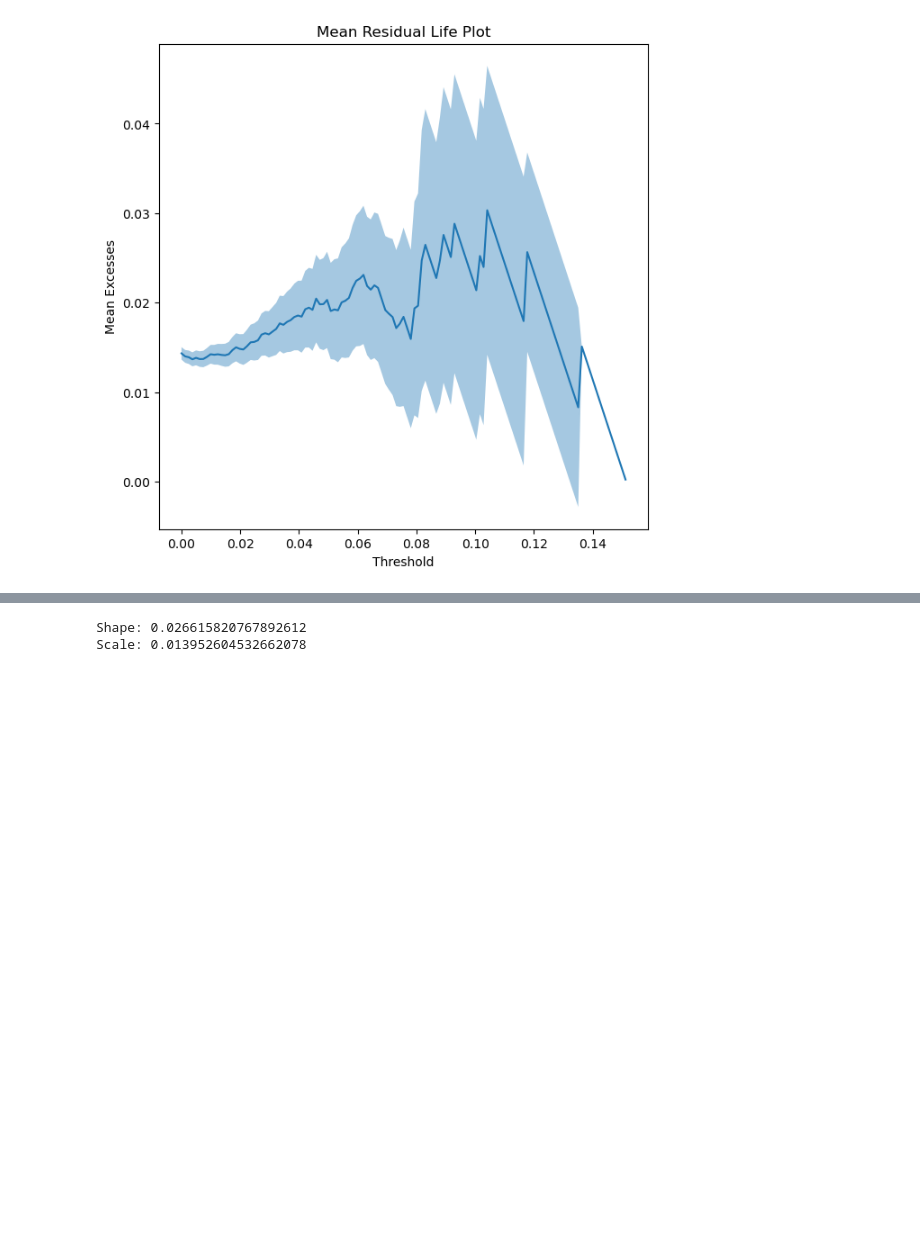
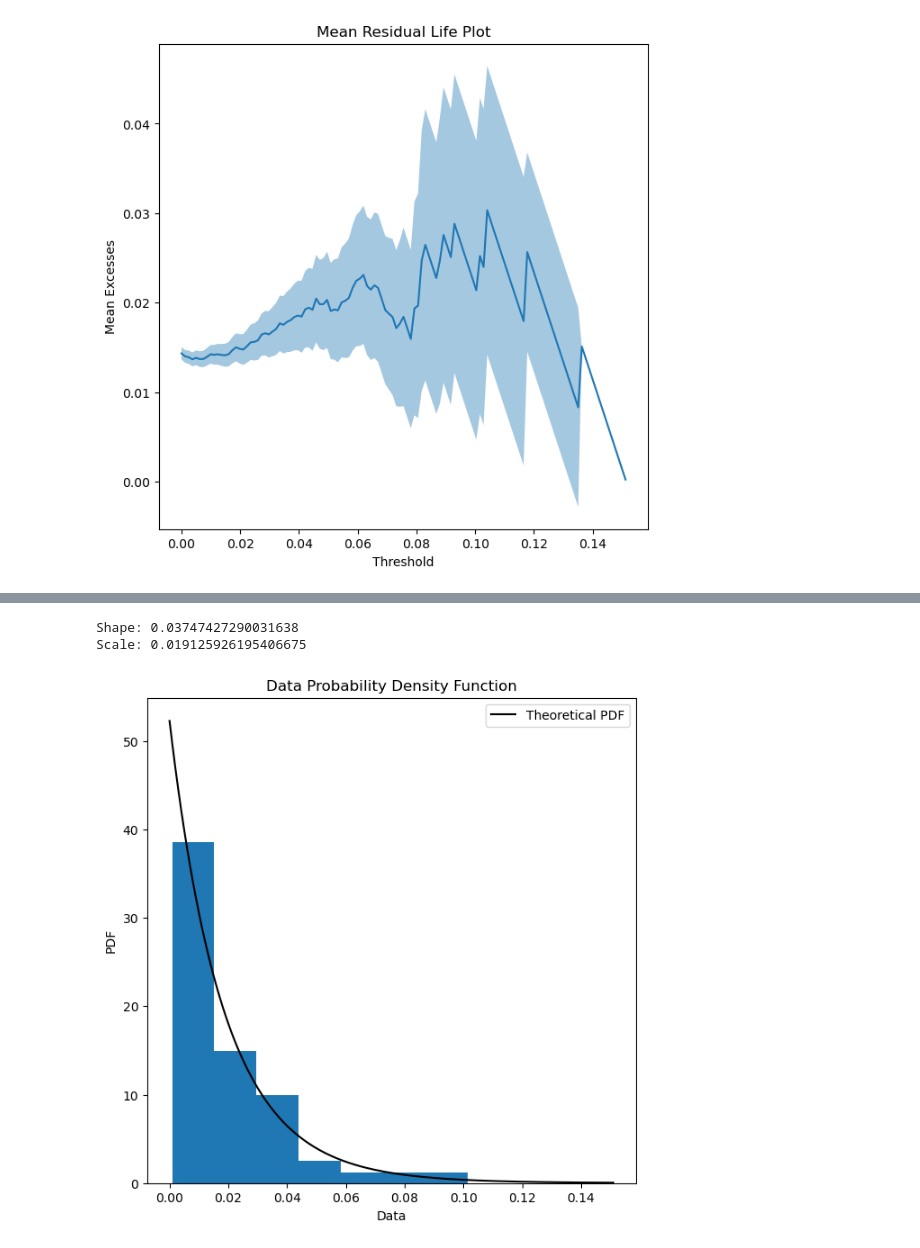
Before and after one commit to Scott-Yap/M2R_EVT, a Jupyter notebook: test.ipynb, the cells around one changed output, grey strips where cells are left out. Cells and saved outputs as stored; diff of their text form; code cells hidden in the pictures; blank space fills up the shorter version.

```diff
--- a/test.ipynb
+++ b/test.ipynb
@@ -172,9 +315,14 @@ pot
 # %%
 #Fitting GPD with large claims obtained using POT method.
-gpdfit=ely.gpdfit(sample=extreme_df,threshold=0)
+gpdfit=ely.gpdfit(sample=extreme_df,threshold=0.05)
 
 #Getting estimated distribution parameters for GPD fit.
 ely.gpdparams(fit=gpdfit)
 # %% [output]
-Shape: 0.026615820767892612
-Scale: 0.013952604532662078
+Shape: 0.03747427290031638
+Scale: 0.019125926195406675
+# %%
+#Data Probability Density Function plot.
+ely.gpdpdf(sample=extreme_df,threshold=0.05,bin_method="sturges",alpha=0.5)
+# %% [output]
+[figure, added]
```
Also changed, not shown: parts of 14 cells of this notebook.
